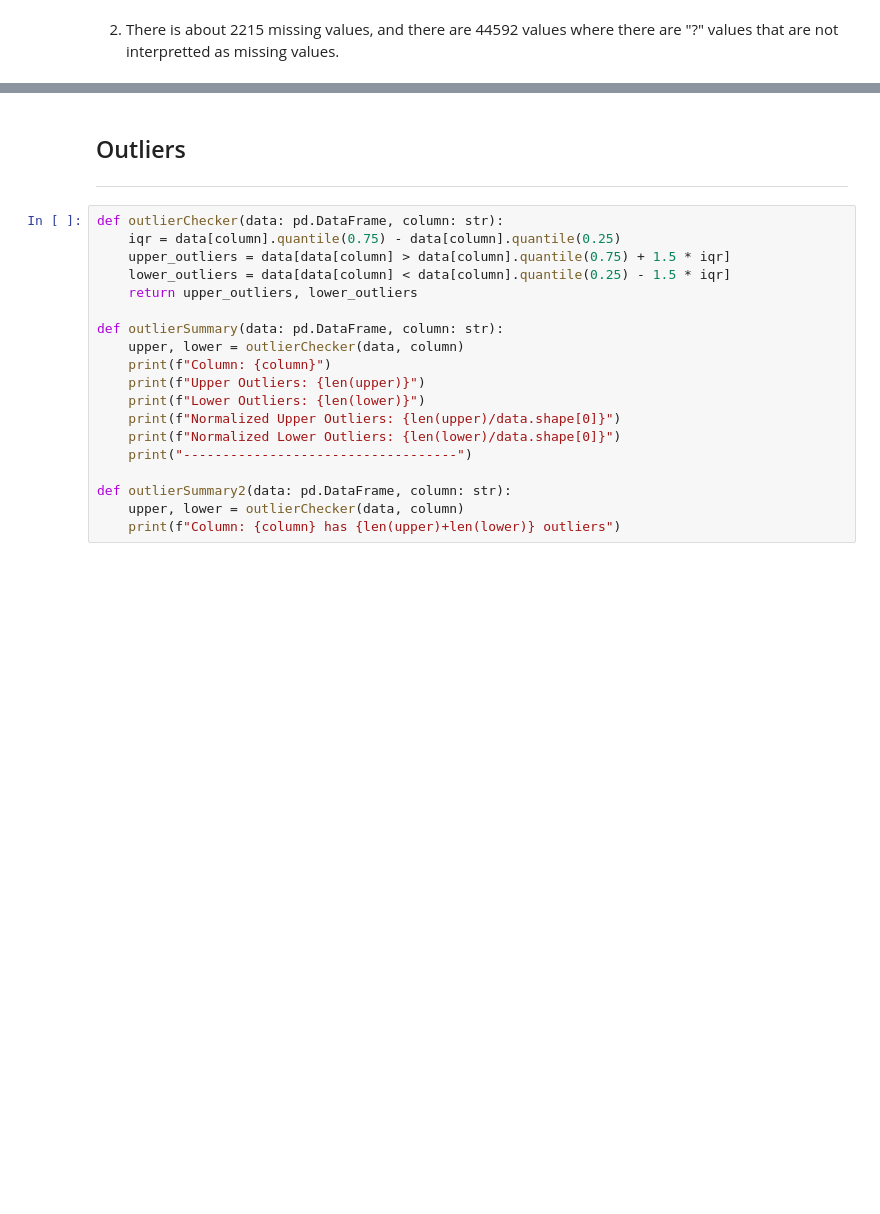
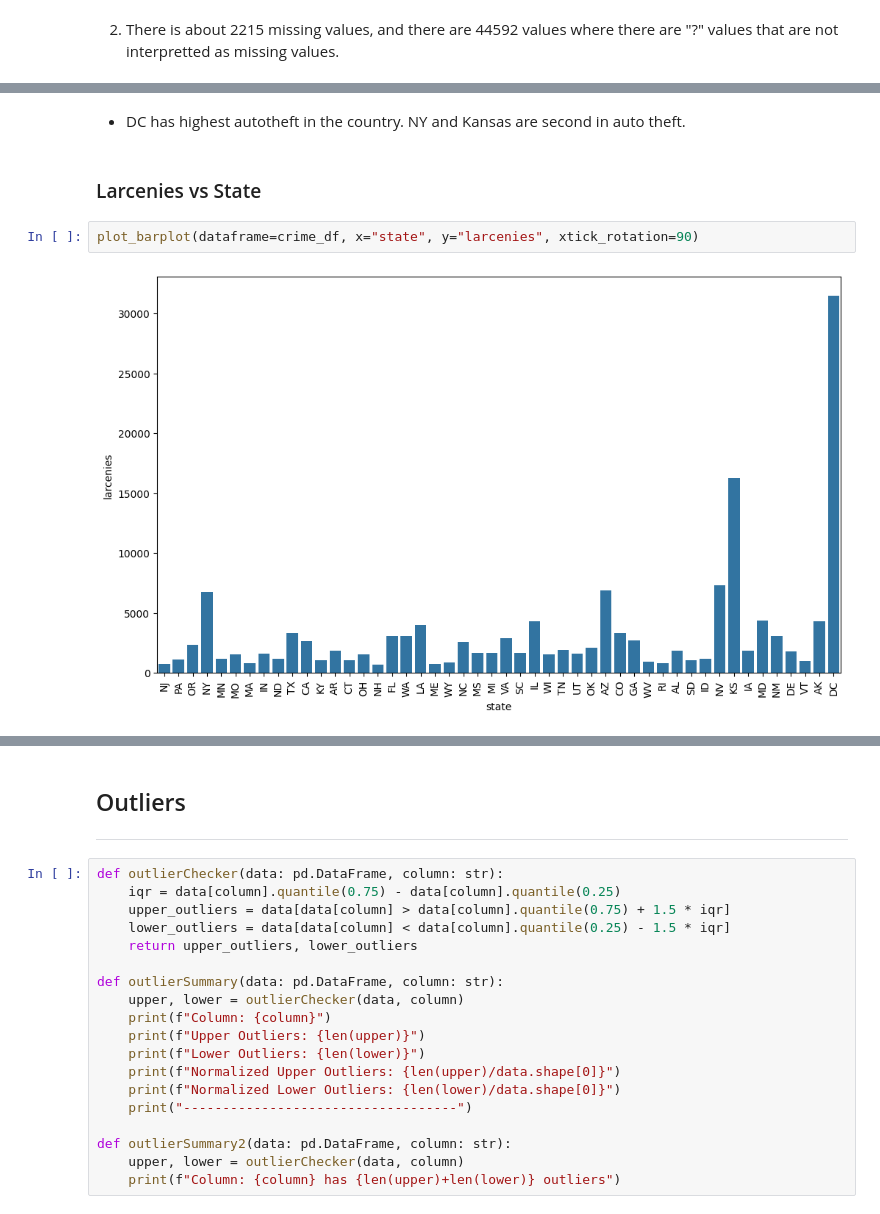
Before and after one commit to RJUNCC/crime_project, a Jupyter notebook: notebooks/communities_crime.ipynb, the cells around one changed output, grey strips where cells are left out. Cells and saved outputs as stored; diff of their text form; blank space fills up the shorter version.

```diff
--- a/notebooks/communities_crime.ipynb
+++ b/notebooks/communities_crime.ipynb
@@ -132,0 +159,8 @@ crime_df_new.head()
+# %% [markdown]
+- DC has highest autotheft in the country. NY and Kansas are second in auto theft.
+# %% [markdown]
+### Larcenies vs State
+# %%
+plot_barplot(dataframe=crime_df, x="state", y="larcenies", xtick_rotation=90)
+# %% [output]
+[figure, added]
```
Also changed, not shown: parts of 41 cells of this notebook, 1 other file.
